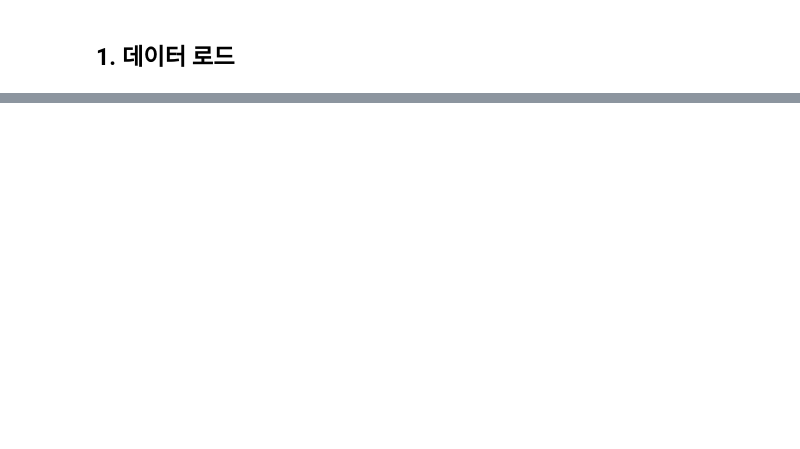
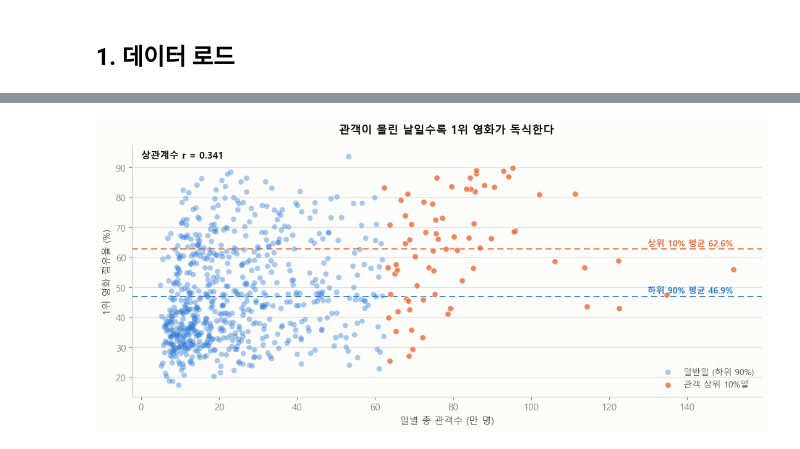
Before and after one commit to jutopia03/M1-1, a Jupyter notebook: analysis.ipynb, the cells around one changed output, grey strips where cells are left out. Drawn from its saved outputs; the diff is of its cells as text; code cells hidden in the pictures; blank space fills up the shorter version.

```diff
--- a/analysis.ipynb
+++ b/analysis.ipynb
@@ -44,0 +500,33 @@ IMG = 'images'
+# %%
+fig, ax = plt.subplots(figsize=(11, 5.2))
+
+is_hi = d.total_audi >= d.total_audi.quantile(0.9)
+ax.scatter(d.loc[~is_hi, "total_audi"] / 1e4, d.loc[~is_hi, "top1_share"],
+           s=40, color=BLUE, alpha=0.40, edgecolor="none",
+           label="일반일 (하위 90%)", zorder=2)
+ax.scatter(d.loc[is_hi, "total_audi"] / 1e4, d.loc[is_hi, "top1_share"],
+           s=48, color=ORANGE, alpha=0.80, edgecolor=SURFACE, linewidth=0.8,
+           label="관객 상위 10%일", zorder=3)
+
+# 두 집단의 평균 점유율 기준선
+for series, color, txt in [(d[~is_hi], BLUE, "하위 90%"), (d[is_hi], ORANGE, "상위 10%")]:
+    ax.axhline(series.top1_share.mean(), color=color, lw=1.4, ls=(0, (5, 3)),
+               alpha=0.9, zorder=1)
+    ax.text(d.total_audi.max() / 1e4, series.top1_share.mean() + 1.2,
+            f"{txt} 평균 {series.top1_share.mean():.1f}%",
+            ha="right", fontsize=10, color=color, fontweight="bold")
+
+tidy(ax)
+ax.set_title("관객이 몰린 날일수록 1위 영화가 독식한다", color=INK, pad=14)
+ax.set_xlabel("일별 총 관객수 (만 명)")
+ax.set_ylabel("1위 영화 점유율 (%)")
+ax.xaxis.set_major_formatter(MAN)
+ax.legend(frameon=False, loc="lower right", fontsize=10, labelcolor=INK_SUB)
+ax.text(0.015, 0.95, f"상관계수 r = {d.total_audi.corr(d.top1_share):.3f}",
+        transform=ax.transAxes, fontsize=11, fontweight="bold", color=INK)
+
+fig.tight_layout()
+fig.savefig(IMG / "03_concentration.png", dpi=150, bbox_inches="tight")
+plt.show()
+# %% [output]
+[figure, added]
```
Also changed, not shown: parts of 29 cells of this notebook, 5 other files.
